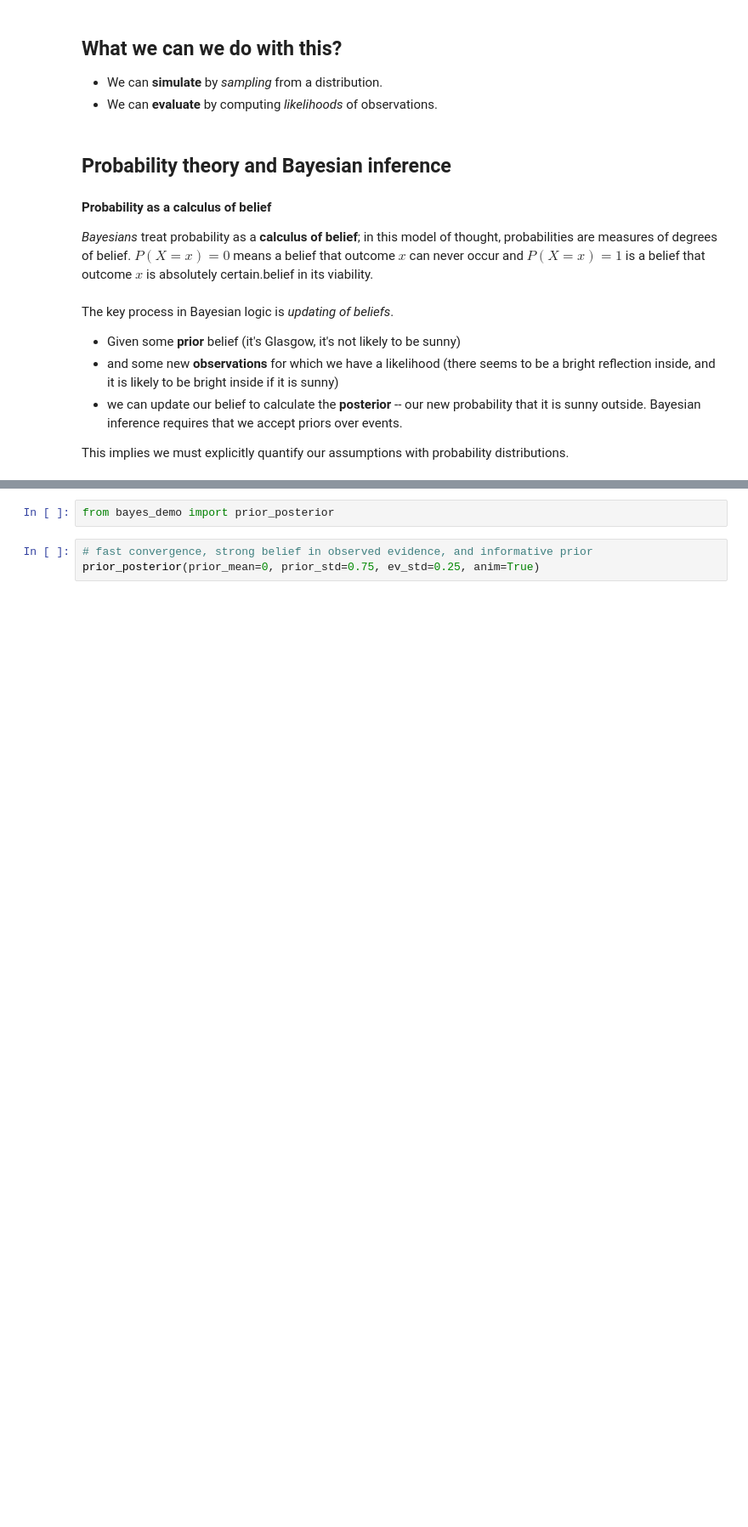
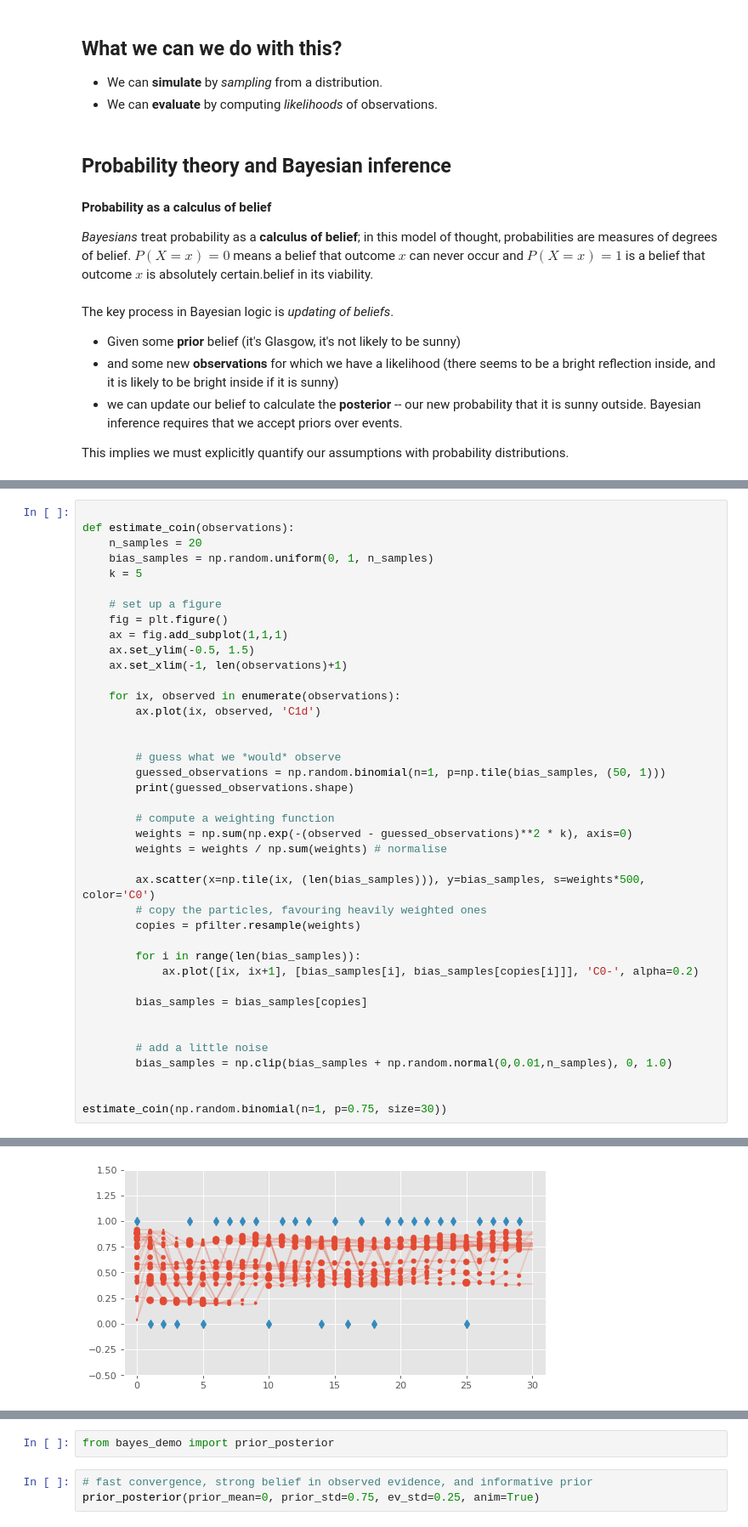
Before and after one commit to johnhw/chi_course_2019, a Jupyter notebook: 01_intro_to_bayesian_methods/Introduction_to_Bayesian_Methods_in_HCI.ipynb, the cells around one changed output, grey strips where cells are left out. Shown: that part at 85% size. Saved outputs shown, nothing was run; the diff lists cells and outputs as text; blank space fills up the shorter version.

```diff
--- a/01_intro_to_bayesian_methods/Introduction_to_Bayesian_Methods_in_HCI.ipynb
+++ b/01_intro_to_bayesian_methods/Introduction_to_Bayesian_Methods_in_HCI.ipynb
@@ -386,0 +433,41 @@ Bayes' rule is the (only) correct way to combine prior belief and observation to
+# %%
+
+def estimate_coin(observations):
+    n_samples = 20
+    bias_samples = np.random.uniform(0, 1, n_samples)
+    k = 5
+
+    # set up a figure
+    fig = plt.figure()
+    ax = fig.add_subplot(1,1,1)
+    ax.set_ylim(-0.5, 1.5)
+    ax.set_xlim(-1, len(observations)+1)
+
+    for ix, observed in enumerate(observations):
+        ax.plot(ix, observed, 'C1d')
+
+
+        # guess what we *would* observe
+        guessed_observations = np.random.binomial(n=1, p=np.tile(bias_samples, (50, 1)))
+        print(guessed_observations.shape)
+
+        # compute a weighting function
+        weights = np.sum(np.exp(-(observed - guessed_observations)**2 * k), axis=0)
+        weights = weights / np.sum(weights) # normalise
+
+        ax.scatter(x=np.tile(ix, (len(bias_samples))), y=bias_samples, s=weights*500, color='C0')
+        # copy the particles, favouring heavily weighted ones
+        copies = pfilter.resample(weights)
+
+        for i in range(len(bias_samples)):
+            ax.plot([ix, ix+1], [bias_samples[i], bias_samples[copies[i]]], 'C0-', alpha=0.2)
+
+        bias_samples = bias_samples[copies]
+
+
+        # add a little noise
+        bias_samples = np.clip(bias_samples + np.random.normal(0,0.01,n_samples), 0, 1.0)
+
+
+estimate_coin(np.random.binomial(n=1, p=0.75, size=30))
+# %% [output]
@@ -386,0 +491 @@ Bayes' rule is the (only) correct way to combine prior belief and observation to
+[figure, added]
```
Also changed, not shown: parts of 23 cells of this notebook, 3 other files.
